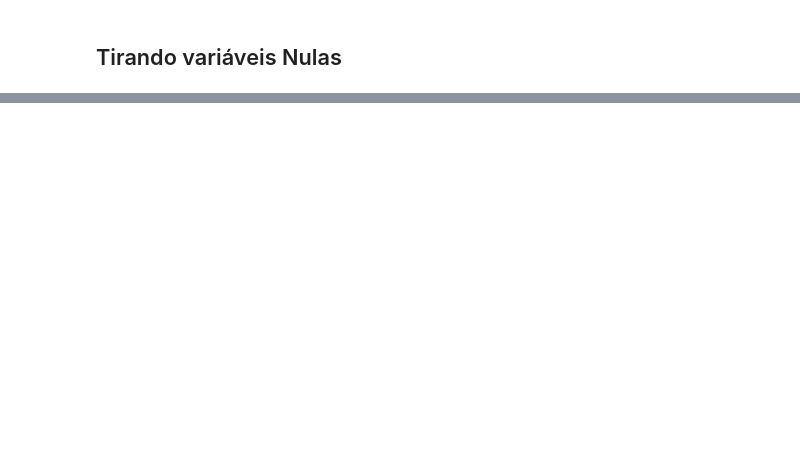
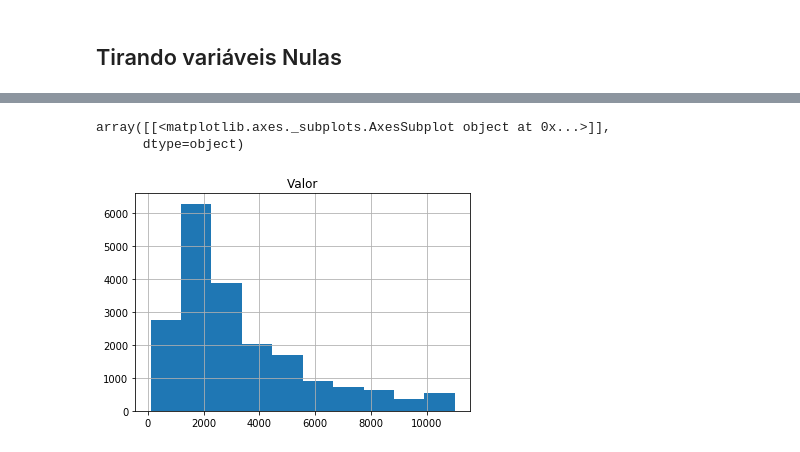
Before and after one commit to brenocg1/data-analysis, a Jupyter notebook: pandas/alugueis/alugueis.ipynb, the cells around one changed output, grey strips where cells are left out. Drawn from its saved outputs; the diff is of its cells as text; code cells hidden in the pictures; blank space fills up the shorter version.

```diff
--- a/pandas/alugueis/alugueis.ipynb
+++ b/pandas/alugueis/alugueis.ipynb
@@ -329,0 +626,7 @@ dados.notnull().head(10)
+# %%
+# Sem outliers
+dados_new.hist("Valor")
+# %% [output]
+array([[<matplotlib.axes._subplots.AxesSubplot object at 0x...>]],
+      dtype=object)
+[figure, added]
```
Also changed, not shown: parts of 41 cells of this notebook, 3 other files.
